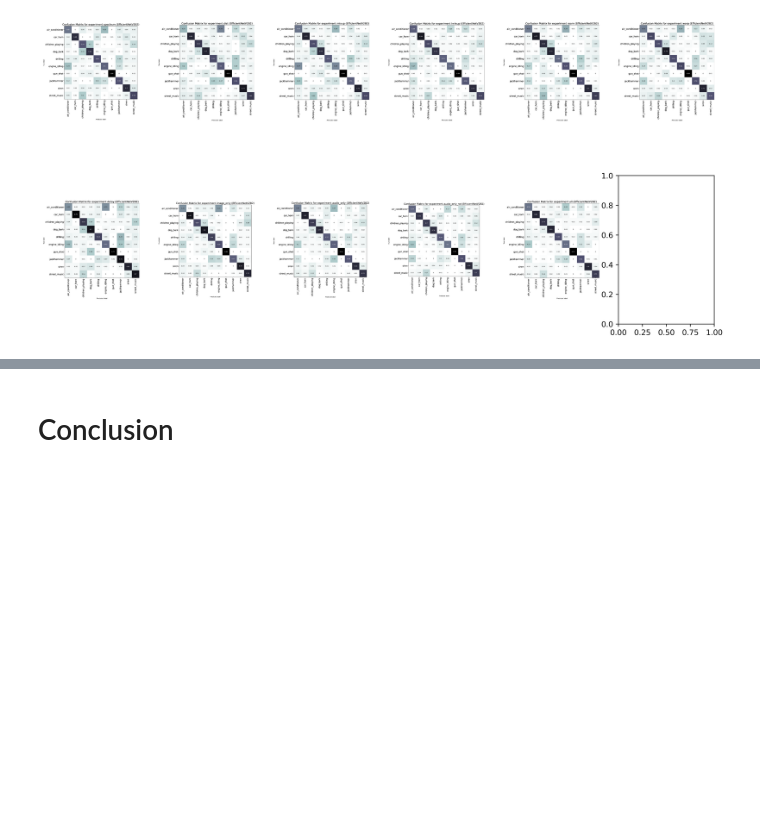
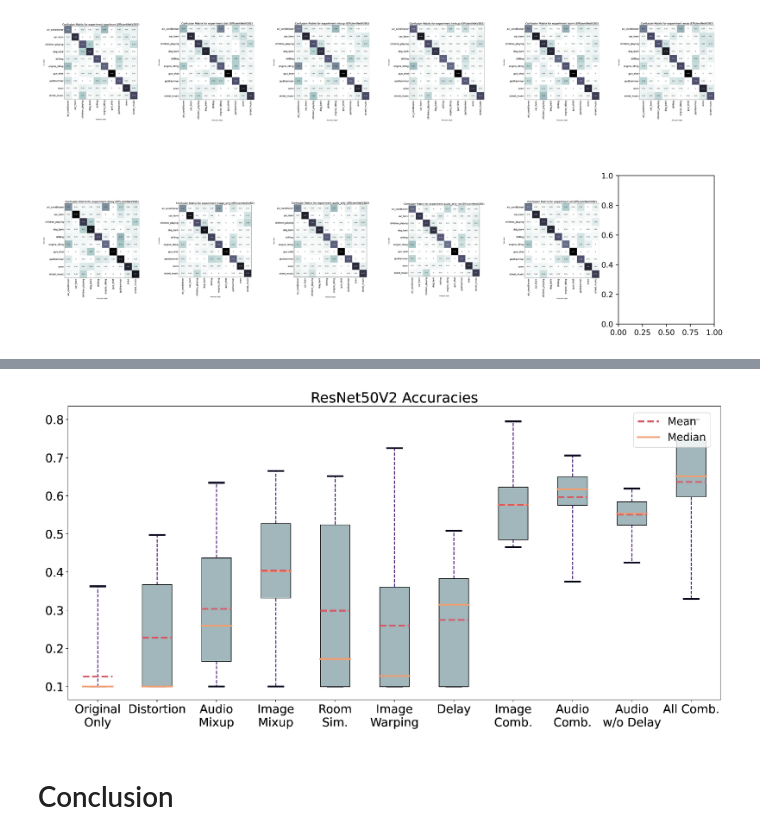
Before and after one commit to vaniastankov/Master-Thesis-code, a Jupyter notebook: src/evaluation.ipynb, the cells around one changed output, grey strips where cells are left out. Drawn from its saved outputs; the diff is of its cells as text; code cells hidden in the pictures; blank space fills up the shorter version.

```diff
--- a/src/evaluation.ipynb
+++ b/src/evaluation.ipynb
@@ -168,0 +174,6 @@ plt.show()
+# %%
+df = pd.read_pickle('../ResNet50Res.pkl')
+df.head()  # How the data looks like
+acc = get_accuracy_table(df, names=names)
+summarize_table_to_latex(acc, "ResNet50")
+acc
@@ -169,3 +192,11 @@ plt.show()
+# %%
+fig, axs = plt.subplots(1, 1, figsize=(12, 10), dpi=224)
+axs.axis('off')
+axs.imshow(build_boxplot(acc, names=names,
+           label='ResNet50V2 Accuracies'), interpolation='nearest')
+plt.show()
+# %% [output]
+[figure, added]
 # %% [markdown]
 # Conclusion
 # %% [markdown]
```
Also changed, not shown: parts of 7 cells of this notebook, 4 other files.
